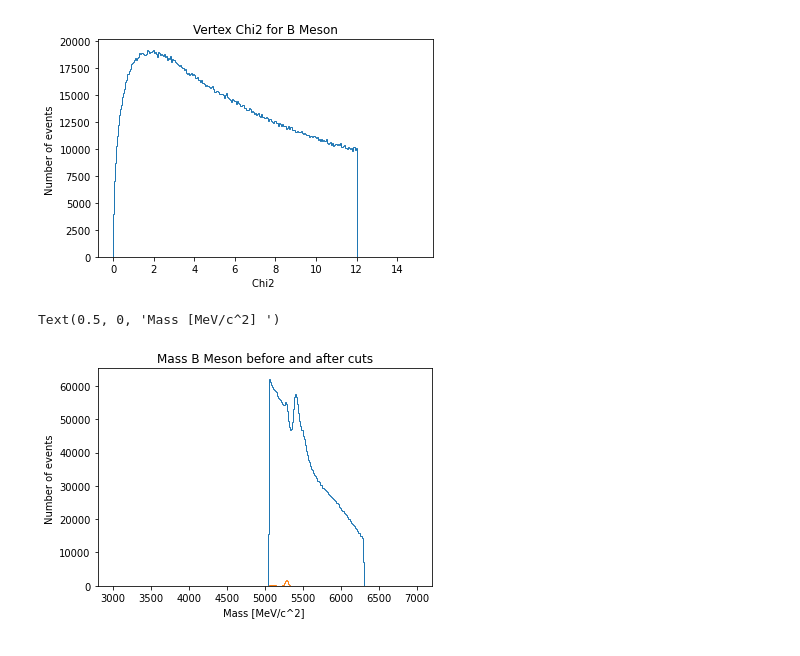
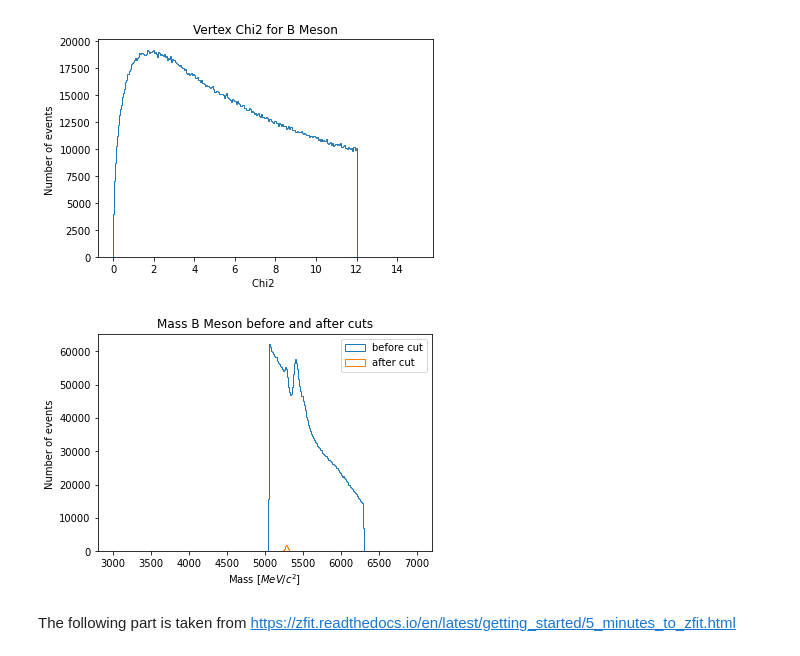
Before and after one commit to margheritawar/PRA3024, a Jupyter notebook: LHCb_2023_no_root.ipynb, the cells around one changed output. Drawn from its saved outputs; the diff is of its cells as text; code cells hidden in the pictures.

```diff
--- a/LHCb_2023_no_root.ipynb
+++ b/LHCb_2023_no_root.ipynb
@@ -142,24 +146,29 @@ cuttree=f["DecayTree"].arrays(library="np",cut=selection)
 # %%
 #post-cuts
 H1_ptot_post=sqrt(square(cuttree["H1_PX"])+square(cuttree["H1_PY"])+square(cuttree["H1_PZ"]))
 H2_ptot_post= sqrt(square(cuttree["H2_PX"])+square(cuttree["H2_PY"])+square(cuttree["H2_PZ"]))
 H3_ptot_post= sqrt(square(cuttree["H3_PX"])+square(cuttree["H3_PY"])+square(cuttree["H3_PZ"]))
 
 E1_post=sqrt(square(H1_ptot_post)+mkaon**2)
 E2_post=sqrt(square(H2_ptot_post)+mkaon**2)
 E3_post=sqrt(square(H3_ptot_post)+mkaon**2)
 ptot_mother_post= sqrt((square(cuttree["H1_PX"]+cuttree["H2_PX"]+cuttree["H3_PX"]) + square(cuttree["H1_PY"]+cuttree["H2_PY"]+cuttree["H3_PY"]) + square(cuttree["H1_PZ"]+cuttree["H2_PZ"]+cuttree["H3_PZ"])))
 M_mother_post=sqrt(square(E1_post+E2_post+E3_post)-square(ptot_mother_post))
 
 #plotting pre-cuts and post-cuts
 bins = 300
 range = (3000,7000)
-plt.hist(M_mother,bins,range,histtype='step'); #mother pre_cut was kept as M_mother
-plt.hist(M_mother_post,bins,range,histtype='step');
+plt.hist(M_mother,bins,range,histtype='step',label='before cut'); #mother pre_cut was kept as M_mother
+plt.hist(M_mother_post,bins,range,histtype='step',label='after cut');
 
 plt.title("Mass B Meson before and after cuts")
 plt.ylabel("Number of events ")
-plt.xlabel("Mass [MeV/c^2] ")
+plt.xlabel("Mass $[MeV/c^2]$ ")
+plt.legend();
+plt.show()
+
+#it corresponds to the theoretical prediction
 # %% [output]
-Text(0.5, 0, 'Mass [MeV/c^2] ')
-[figure, old version]
+[figure, new version]
+# %% [markdown]
+The following part is taken from https://zfit.readthedocs.io/en/latest/getting_started/5_minutes_to_zfit.html
```
Also changed, not shown: parts of 13 cells of this notebook.
